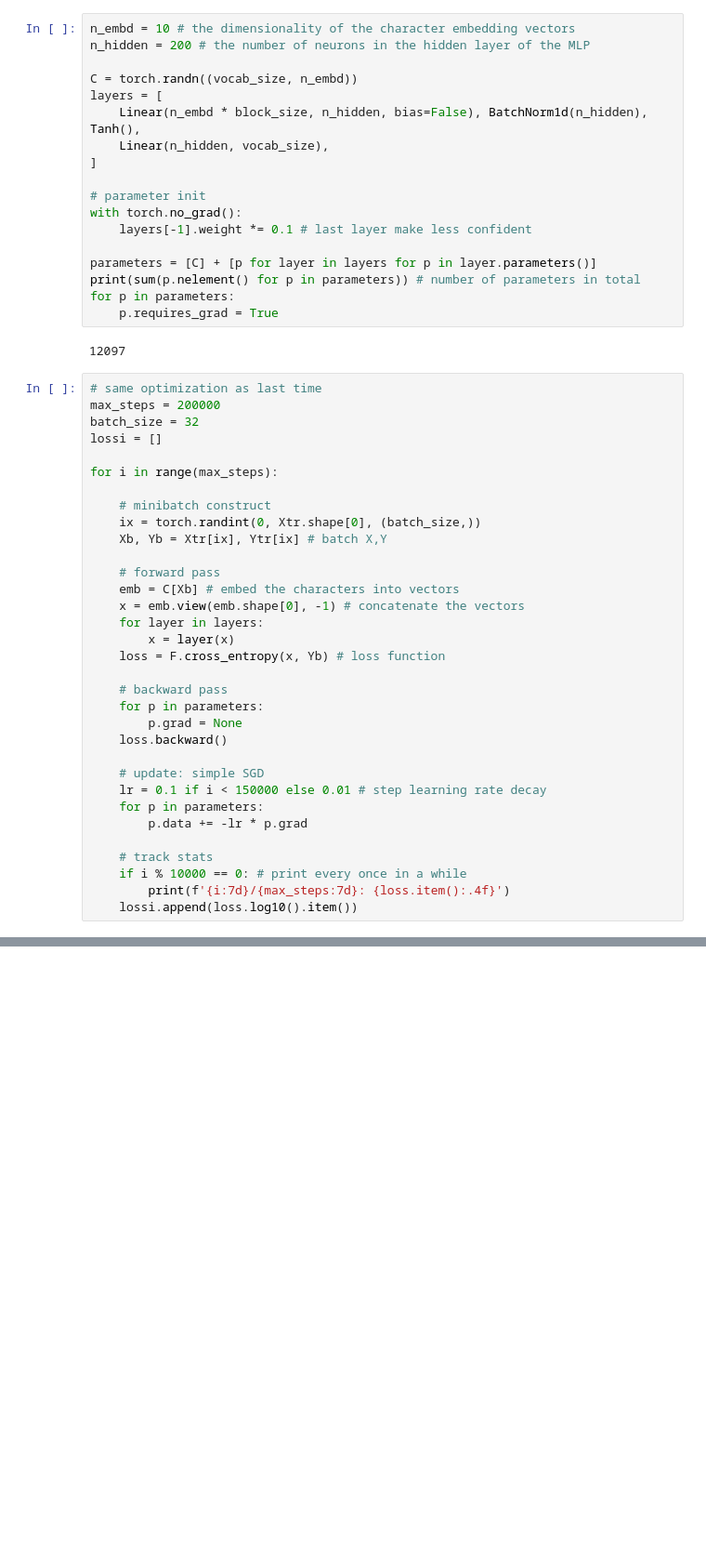
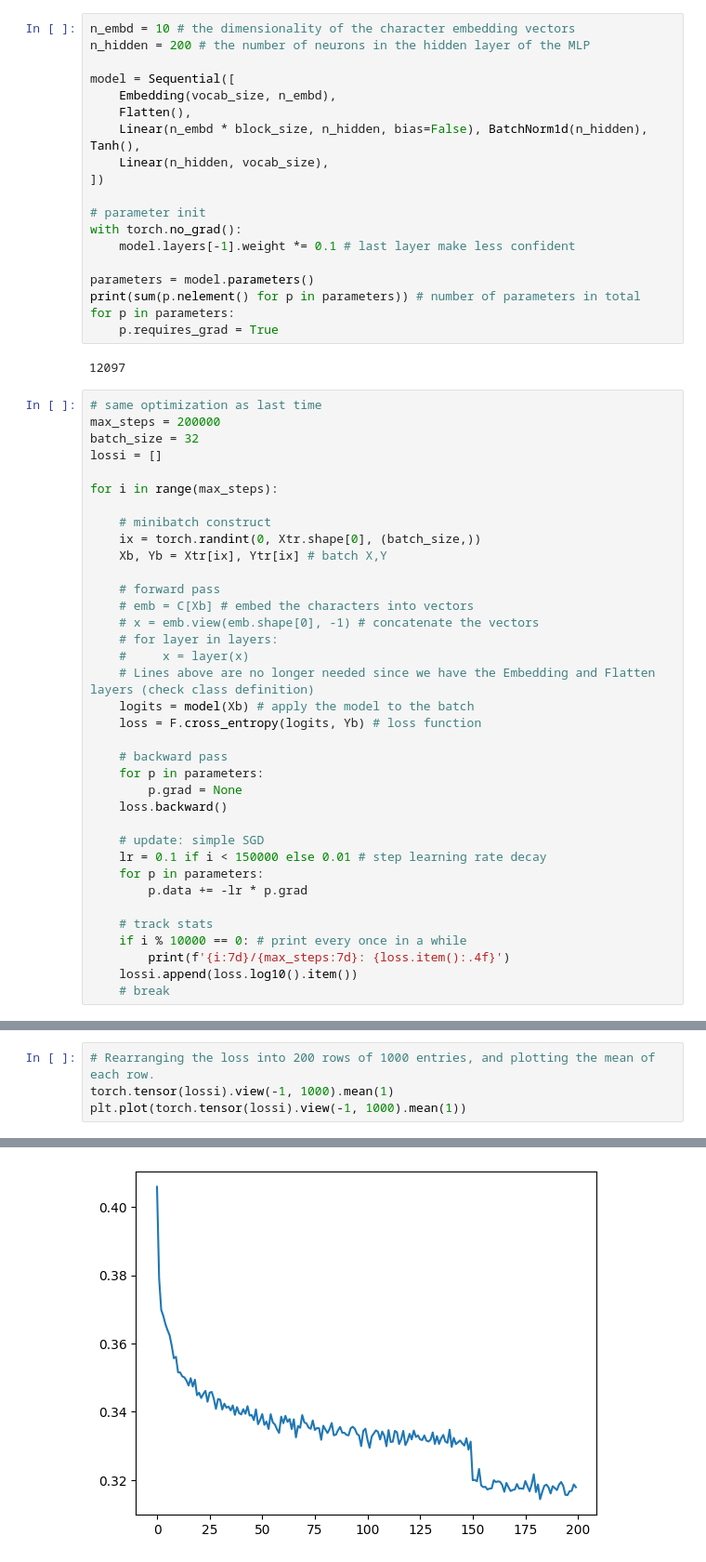
Before and after one commit to Sidharth6Shah/Neural-Networks-Technical, a Jupyter notebook: wavenet_makemore.ipynb, the cells around one changed output, grey strips where cells are left out. Shown at 93% size. Saved outputs shown, nothing was run; the diff lists cells and outputs as text; blank space fills up the shorter version.

```diff
--- a/wavenet_makemore.ipynb
+++ b/wavenet_makemore.ipynb
@@ -147,17 +185,18 @@ torch.manual_seed(42);
 n_embd = 10 # the dimensionality of the character embedding vectors
 n_hidden = 200 # the number of neurons in the hidden layer of the MLP
 
-C = torch.randn((vocab_size, n_embd))
-layers = [
+model = Sequential([
+    Embedding(vocab_size, n_embd),
+    Flatten(),
     Linear(n_embd * block_size, n_hidden, bias=False), BatchNorm1d(n_hidden), Tanh(),
     Linear(n_hidden, vocab_size),
-]
+])
 
 # parameter init
 with torch.no_grad():
-    layers[-1].weight *= 0.1 # last layer make less confident
+    model.layers[-1].weight *= 0.1 # last layer make less confident
 
-parameters = [C] + [p for layer in layers for p in layer.parameters()]
+parameters = model.parameters()
 print(sum(p.nelement() for p in parameters)) # number of parameters in total
 for p in parameters:
     p.requires_grad = True
@@ -176,11 +215,13 @@ for i in range(max_steps):
     Xb, Yb = Xtr[ix], Ytr[ix] # batch X,Y
 
     # forward pass
-    emb = C[Xb] # embed the characters into vectors
-    x = emb.view(emb.shape[0], -1) # concatenate the vectors
-    for layer in layers:
-        x = layer(x)
-    loss = F.cross_entropy(x, Yb) # loss function
+    # emb = C[Xb] # embed the characters into vectors
+    # x = emb.view(emb.shape[0], -1) # concatenate the vectors
+    # for layer in layers:
+    #     x = layer(x)
+    # Lines above are no longer needed since we have the Embedding and Flatten layers (check class definition)
+    logits = model(Xb) # apply the model to the batch
+    loss = F.cross_entropy(logits, Yb) # loss function
 
     # backward pass
     for p in parameters:
@@ -196,6 +237,7 @@ for i in range(max_steps):
     if i % 10000 == 0: # print every once in a while
         print(f'{i:7d}/{max_steps:7d}: {loss.item():.4f}')
     lossi.append(loss.log10().item())
+    # break
 # %% [output]
       0/ 200000: 3.2966
   10000/ 200000: 2.2322
@@ -222,3 +264,8 @@ plt.plot(lossi)
 # %% [output]
 [<matplotlib.lines.Line2D at 0x...>]
 [figure]
+# %%
+# Rearranging the loss into 200 rows of 1000 entries, and plotting the mean of each row.
+torch.tensor(lossi).view(-1, 1000).mean(1)
+plt.plot(torch.tensor(lossi).view(-1, 1000).mean(1))
+# %% [output]
@@ -225,2 +273,3 @@ plt.plot(lossi)
+[figure, added]
 # %%
 # put layers into eval mode (needed for batchnorm especially)
```
Also changed, not shown: parts of 5 cells of this notebook.
